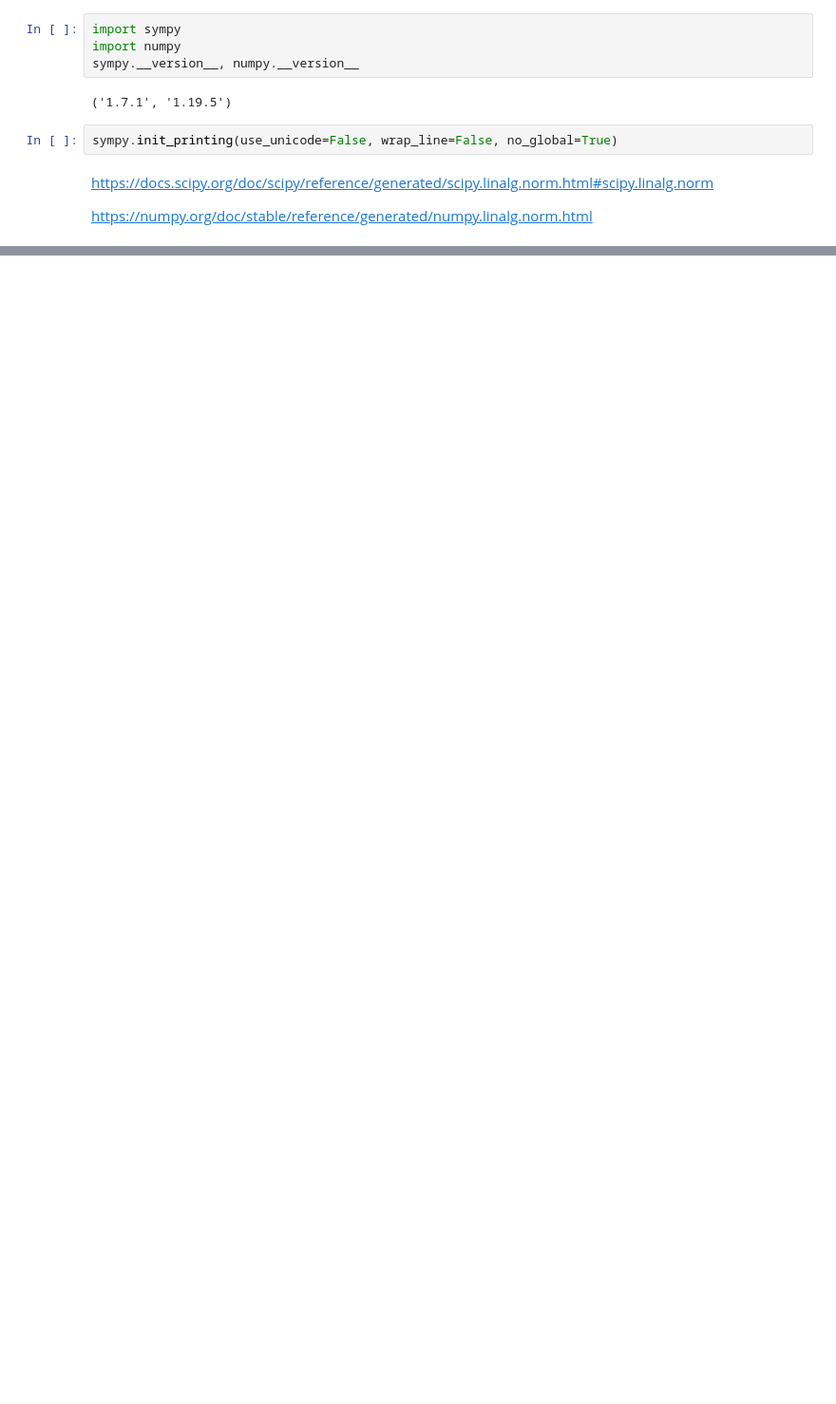
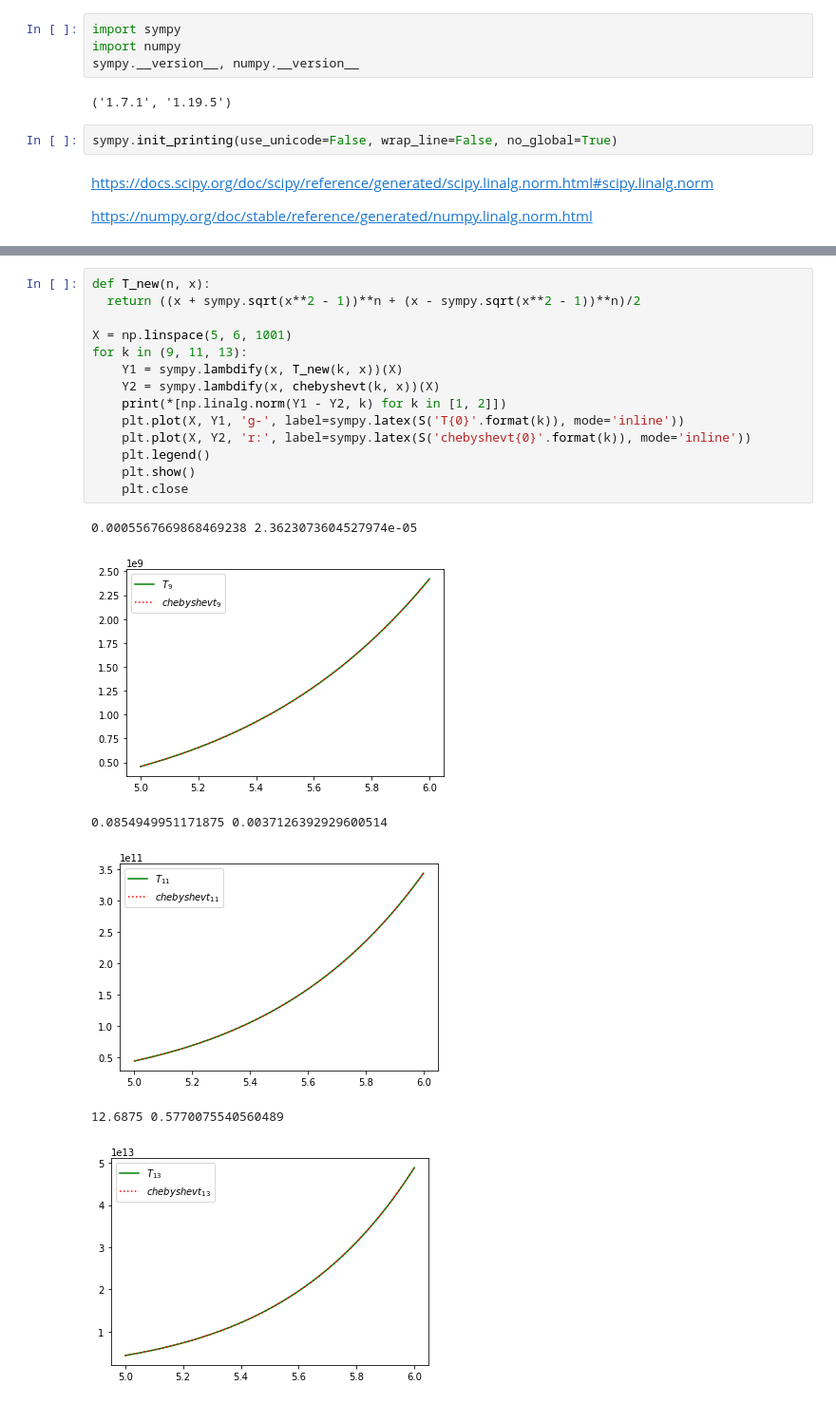
Before and after one commit to GalinaZh/Appl_alg2021, a Jupyter notebook: Applied_Alg_sem_7_Interpolation_task.ipynb, the cells around one changed output, grey strips where cells are left out. Shown at 95% size. Drawn from its saved outputs; the diff is of its cells as text; blank space fills up the shorter version.

```diff
--- a/Applied_Alg_sem_7_Interpolation_task.ipynb
+++ b/Applied_Alg_sem_7_Interpolation_task.ipynb
@@ -63 +88,22 @@ $$
+# %%
+def T_new(n, x):
+  return ((x + sympy.sqrt(x**2 - 1))**n + (x - sympy.sqrt(x**2 - 1))**n)/2
+
+X = np.linspace(5, 6, 1001)
+for k in (9, 11, 13):
+    Y1 = sympy.lambdify(x, T_new(k, x))(X)
+    Y2 = sympy.lambdify(x, chebyshevt(k, x))(X)
+    print(*[np.linalg.norm(Y1 - Y2, k) for k in [1, 2]])
+    plt.plot(X, Y1, 'g-', label=sympy.latex(S('T{0}'.format(k)), mode='inline'))
+    plt.plot(X, Y2, 'r:', label=sympy.latex(S('chebyshevt{0}'.format(k)), mode='inline'))
+    plt.legend()
+    plt.show()
+    plt.close
+# %% [output]
+0.0005567669868469238 2.3623073604527974e-05
+[figure, added]
+0.0854949951171875 0.0037126392929600514
+[figure, added]
+12.6875 0.5770075540560489
+[figure, added]
 # %% [markdown]
```
Also changed, not shown: parts of 16 cells of this notebook.
